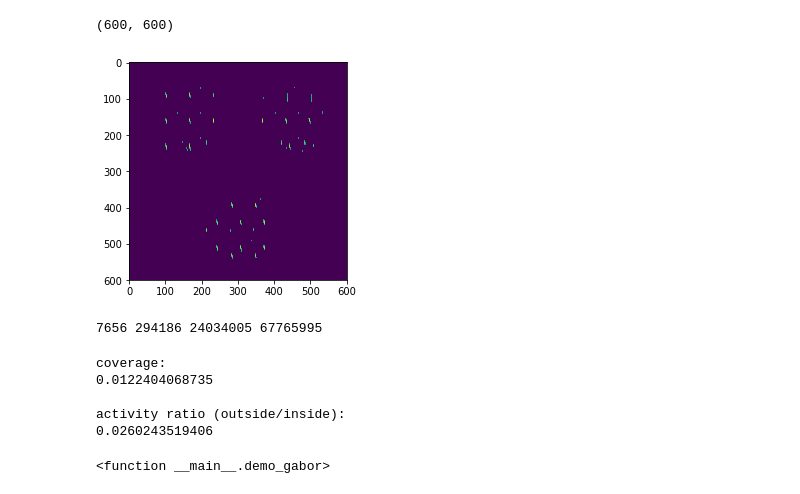
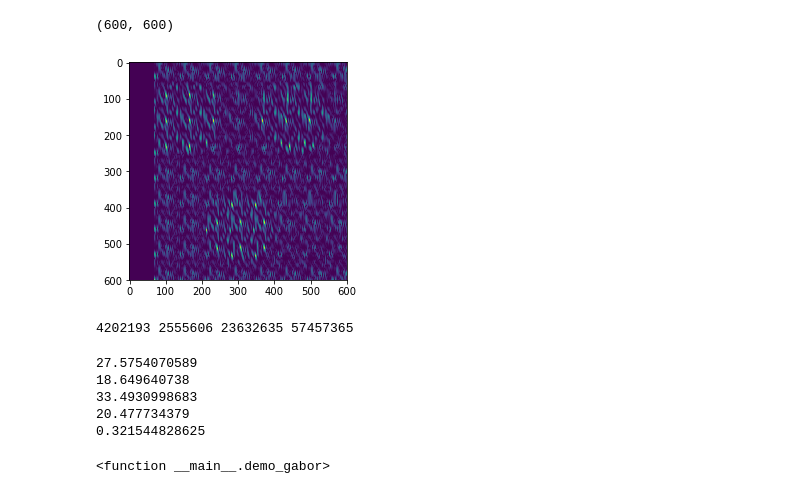
Before and after one commit to Wise61/depth_perception, a Jupyter notebook: depth_percept.ipynb, the cells around one changed output. Drawn from its saved outputs; the diff is of its cells as text; code cells hidden in the pictures.

```diff
--- a/depth_percept.ipynb
+++ b/depth_percept.ipynb
@@ -80,10 +80,11 @@ def double_convolve(normal, shifted, image, pupillary_distance):
     #plt.imshow(mul,cmap="nipy_spectral")
     #plt.show()
 
-    low_values_flags = mul <= mul.max()*0.5  # Where values are low
-    mul[low_values_flags] = 0  # All low values set to 0
+    #REMOVE BELOW COMMENTS TO THRESH SUBHALF VALUES
+    #low_values_flags = mul <= 0 #mul.max()*0.5  # Where values are low
+    #mul[low_values_flags] = 0  # All low values set to 0
     realigned[0:,pupillary_distance:] = mul
-    return realigned
+    return np.abs(realigned)
 # %%
 image = open_norm("shift5_70patch.png",verbose=False)
 norm = generate_gabor((64, 64),(0.0, 0),(4.5, 7.59),3.0,3.14,0.4)
@@ -91,57 +92,84 @@ shifted = generate_gabor((64, 64),(5.0, 0),(4.5, 7.59),3.0,3.14,0.4)
 test = double_convolve(norm, shifted, image,70)
 plt.imshow(test)
 plt.show()
+pupillary_distance = 70
+
 
 dm = np.array(Image.open("dm.png").convert("L"))
 inv = np.array(Image.open("inverted_dm.png").convert("L"))
 
 act = (255.0 / test.max() * (test - test.min())).astype(np.uint8)
 sv = Image.fromarray(act)
+sv = ImageOps.colorize(sv, (0,0,0), (0,255,0))
 sv.save("act.png")
 
 act_inside = np.bitwise_and(dm, act)
 rescaled = (255.0 / act_inside.max() * (act_inside - act_inside.min())).astype(np.uint8)
 sv = Image.fromarray(rescaled)
 sv.save("act_inside.png")
 
 act_outside = np.bitwise_and(inv, act)
 rescaled = (255.0 / act_outside.max() * (act_outside - act_outside.min())).astype(np.uint8)
 sv = Image.fromarray(rescaled)
 sv.save("act_outside.png")
 
 
-sum_outside_act = np.sum(act_outside)
-sum_inside_act = np.sum(act_inside)
-sum_dm = np.sum(dm)
-sum_inv = np.sum(inv)
+sum_outside_act = np.sum(act_outside[0:,pupillary_distance:])
+sum_inside_act = np.sum(act_inside[0:,pupillary_distance:])
+sum_dm = np.sum(dm[0:,pupillary_distance:])
+sum_inv = np.sum(inv[0:,pupillary_distance:])
 
 '''
 
 sum_outside_act = np.sum(np.where(act_outside > 0, 1, 0))
 sum_inside_act = np.sum(np.where(act_inside > 0, 1, 0))
 sum_dm = np.sum(np.where(dm > 0, 1, 0))
 sum_inv = np.sum(np.where(inv > 0, 1, 0))
 '''
 
 print(sum_outside_act,sum_inside_act, sum_dm, sum_inv)
 # %% [output]
 (600, 600)
-[figure, old version]
+[figure, new version]
-7656 294186 24034005 67765995
+4202193 2555606 23632635 57457365
-# %%
-print("coverage:")
-print(sum_inside_act / sum_dm)
-print()
-print("activity ratio (outside/inside):")
-print(sum_outside_act / sum_inside_act)
-
-#RUN SENSATIVITY INDEX
-# %% [output]
-coverage:
-0.0122404068735
-
-activity ratio (outside/inside):
-0.0260243519406
+# %%
+pupillary_distance = 70
+
+signal_flags = dm[0:,pupillary_distance:] > 0
+
+noise_flags = inv[0:,pupillary_distance:] > 0
+
+den_inside = act_inside[0:,pupillary_distance:]
+den_outside = act_outside[0:,pupillary_distance:]
+
+
+
+
+print(np.mean(den_inside[signal_flags]))
+print(np.mean(den_outside[noise_flags]))
+
+print(np.std(den_inside[signal_flags]))
+print(np.std(den_outside[noise_flags]))
+
+dprime = (np.mean(den_inside[signal_flags]) - np.mean(den_outside[noise_flags])) / (np.sqrt((0.5 * (np.power(np.std(den_inside[signal_flags]),2) + np.power(np.std(den_outside[noise_flags]),2)))))
+print(dprime)
+
+#density of activity??
+
+
+#print("coverage:")
+#print(sum_inside_act / sum_dm)
+#print()
+#print("activity ratio (outside/inside):")
+#print(sum_outside_act / sum_inside_act)
+
+#RUN SENSATIVITY INDEX
+# %% [output]
+27.5754070589
+18.649640738
+33.4930998683
+20.477734379
+0.321544828625
 # %%
 def demo_gabor(shift_x, shift_y, sigma_x, sigma_y, rotation, phase_shift, frequency,pd):
     size=(64,64)
```
Also changed, not shown: parts of 1 cell of this notebook, 3 other files.
